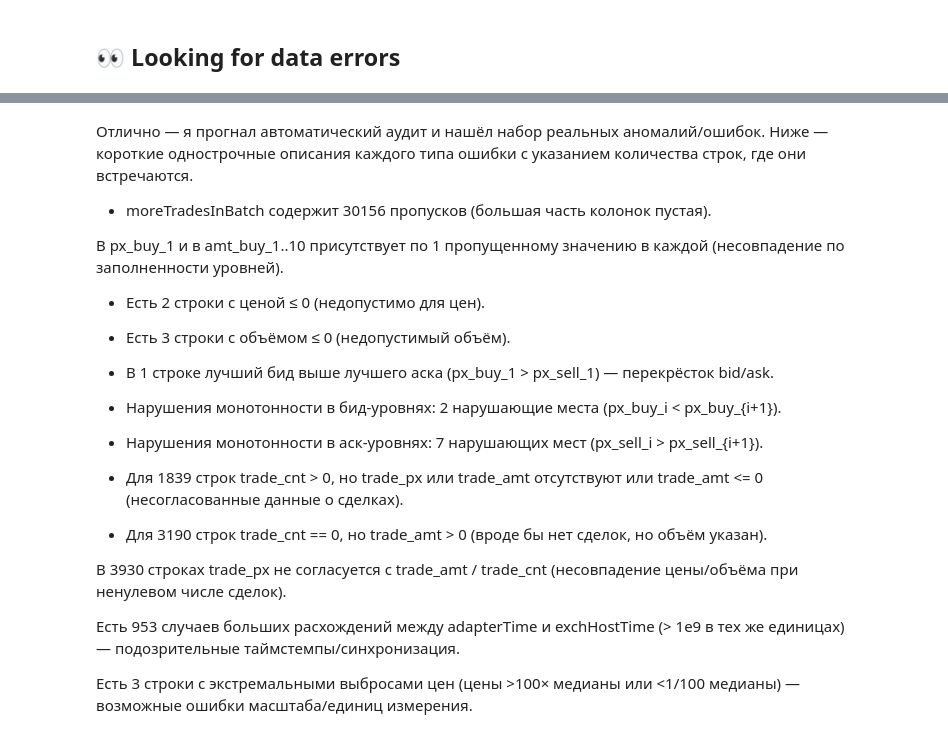
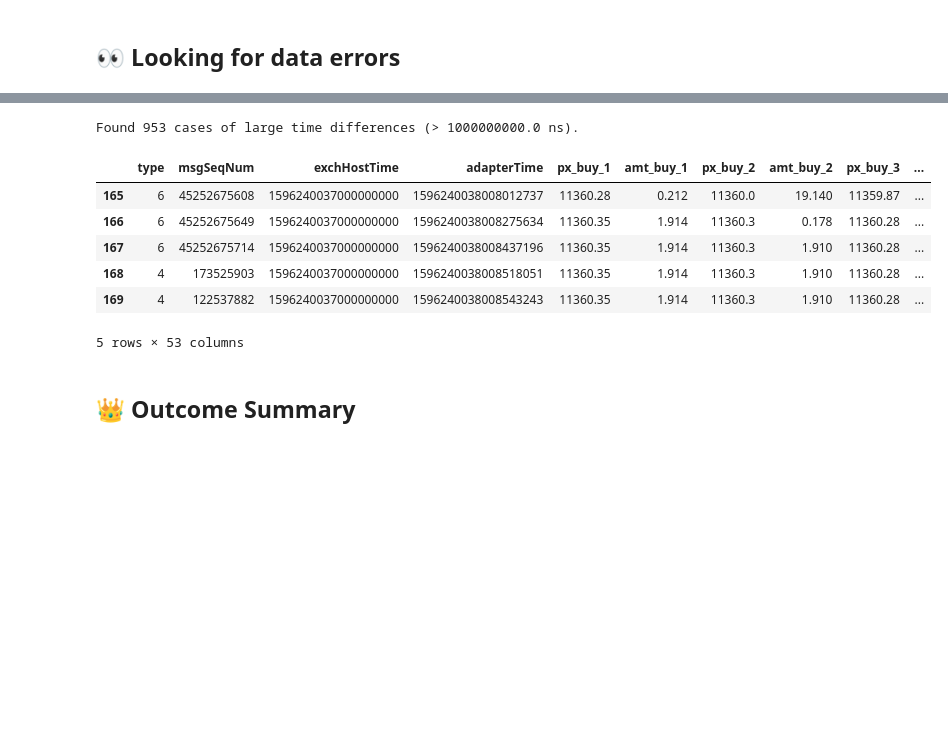
Before and after one commit to maxegorovpt/da_portfolio, a Jupyter notebook: business_cases/errors_in_data/errors_in_data.ipynb, the cells around one changed output, grey strips where cells are left out. Drawn from its saved outputs; the diff is of its cells as text; code cells hidden in the pictures; blank space fills up the shorter version.

Commit message:
errors_in_data_commit

```diff
--- a/business_cases/errors_in_data/errors_in_data.ipynb
+++ b/business_cases/errors_in_data/errors_in_data.ipynb
@@ -425,26 +242,25 @@ df
-# %% [markdown]
-Отлично — я прогнал автоматический аудит и нашёл набор реальных аномалий/ошибок. Ниже — короткие однострочные описания каждого типа ошибки с указанием количества строк, где они встречаются.
-
-- moreTradesInBatch содержит 30156 пропусков (большая часть колонок пустая).
-
-В px_buy_1 и в amt_buy_1..10 присутствует по 1 пропущенному значению в каждой (несовпадение по заполненности уровней).
-
-- Есть 2 строки с ценой ≤ 0 (недопустимо для цен).
-
-- Есть 3 строки с объёмом ≤ 0 (недопустимый объём).
-
-- В 1 строке лучший бид выше лучшего аска (px_buy_1 > px_sell_1) — перекрёсток bid/ask.
-
-- Нарушения монотонности в бид-уровнях: 2 нарушающие места (px_buy_i < px_buy_{i+1}).
-
-- Нарушения монотонности в аск-уровнях: 7 нарушающих мест (px_sell_i > px_sell_{i+1}).
-
-- Для 1839 строк trade_cnt > 0, но trade_px или trade_amt отсутствуют или trade_amt <= 0 (несогласованные данные о сделках).
-
-- Для 3190 строк trade_cnt == 0, но trade_amt > 0 (вроде бы нет сделок, но объём указан).
-
-В 3930 строках trade_px не согласуется с trade_amt / trade_cnt (несовпадение цены/объёма при ненулевом числе сделок).
-
-Есть 953 случаев больших расхождений между adapterTime и exchHostTime (> 1e9 в тех же единицах) — подозрительные таймстемпы/синхронизация.
-
-Есть 3 строки с экстремальными выбросами цен (цены >100× медианы или <1/100 медианы) — возможные ошибки масштаба/единиц измерения.
+# %%
+# error number 11: adapterTime and exchHostTime (> 1e9 in the same units) — suspicious timestamps/synchronization.
+
+# Threshold in nanoseconds
+threshold_ns = 1e9  # 1 second
+
+# Calculate the difference between adapterTime and exchHostTime
+df['time_diff_ns'] = df['adapterTime'] - df['exchHostTime']
+
+# Filter rows with large discrepancies
+suspect_timestamps = df[df['time_diff_ns'].abs() > threshold_ns]
+
+print(f"Found {len(suspect_timestamps)} cases of large time differences (> {threshold_ns} ns).")
+suspect_timestamps.head()
+# %% [output]
+Found 953 cases of large time differences (> 1000000000.0 ns).
+|  | type | msgSeqNum | exchHostTime | adapterTime | px_buy_1 | amt_buy_1 | px_buy_2 | amt_buy_2 | px_buy_3 | ... |
+| 165 | 6 | 45252675608 | 1596240037000000000 | 1596240038008012737 | 11360.28 | 0.212 | 11360.0 | 19.140 | 11359.87 | ... |
+| 166 | 6 | 45252675649 | 1596240037000000000 | 1596240038008275634 | 11360.35 | 1.914 | 11360.3 | 0.178 | 11360.28 | ... |
+| 167 | 6 | 45252675714 | 1596240037000000000 | 1596240038008437196 | 11360.35 | 1.914 | 11360.3 | 1.910 | 11360.28 | ... |
+| 168 | 4 | 173525903 | 1596240037000000000 | 1596240038008518051 | 11360.35 | 1.914 | 11360.3 | 1.910 | 11360.28 | ... |
+| 169 | 4 | 122537882 | 1596240037000000000 | 1596240038008543243 | 11360.35 | 1.914 | 11360.3 | 1.910 | 11360.28 | ... |
+5 rows × 53 columns
+# %% [markdown]
+## 👑 Outcome Summary
```
Also changed, not shown: parts of 28 cells of this notebook.
